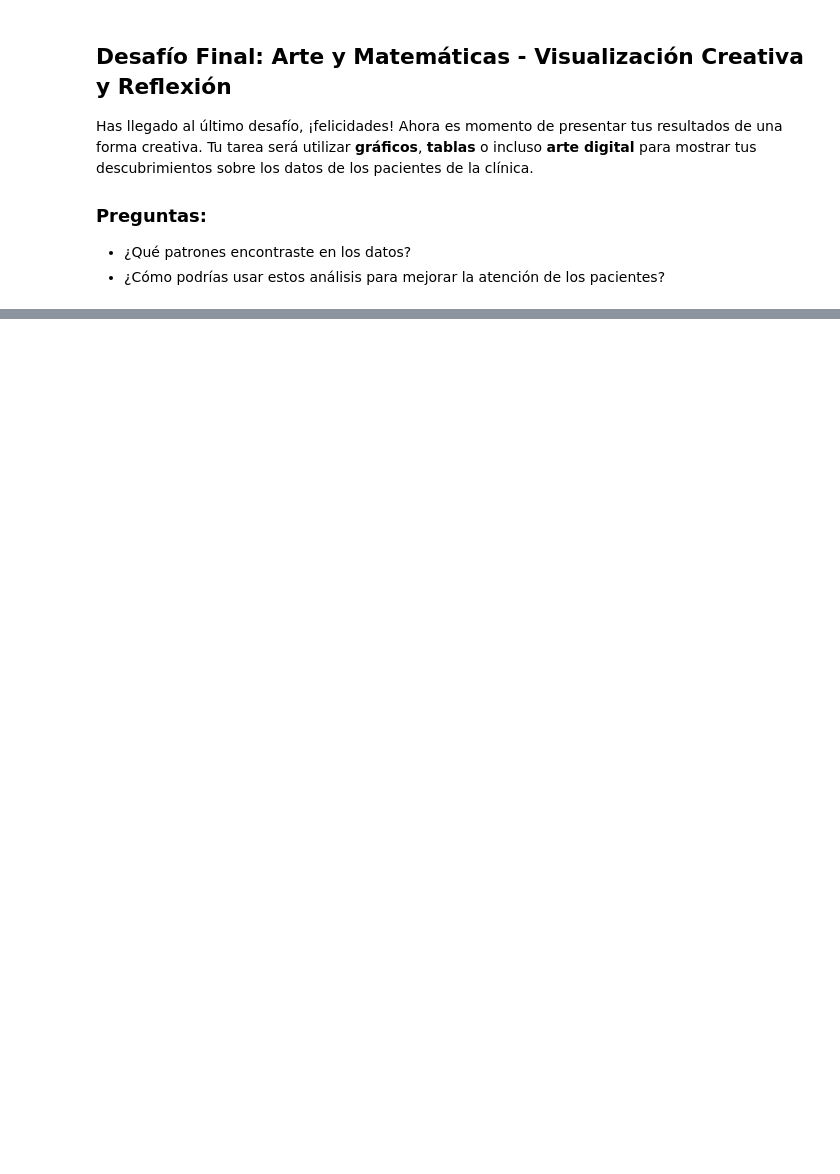
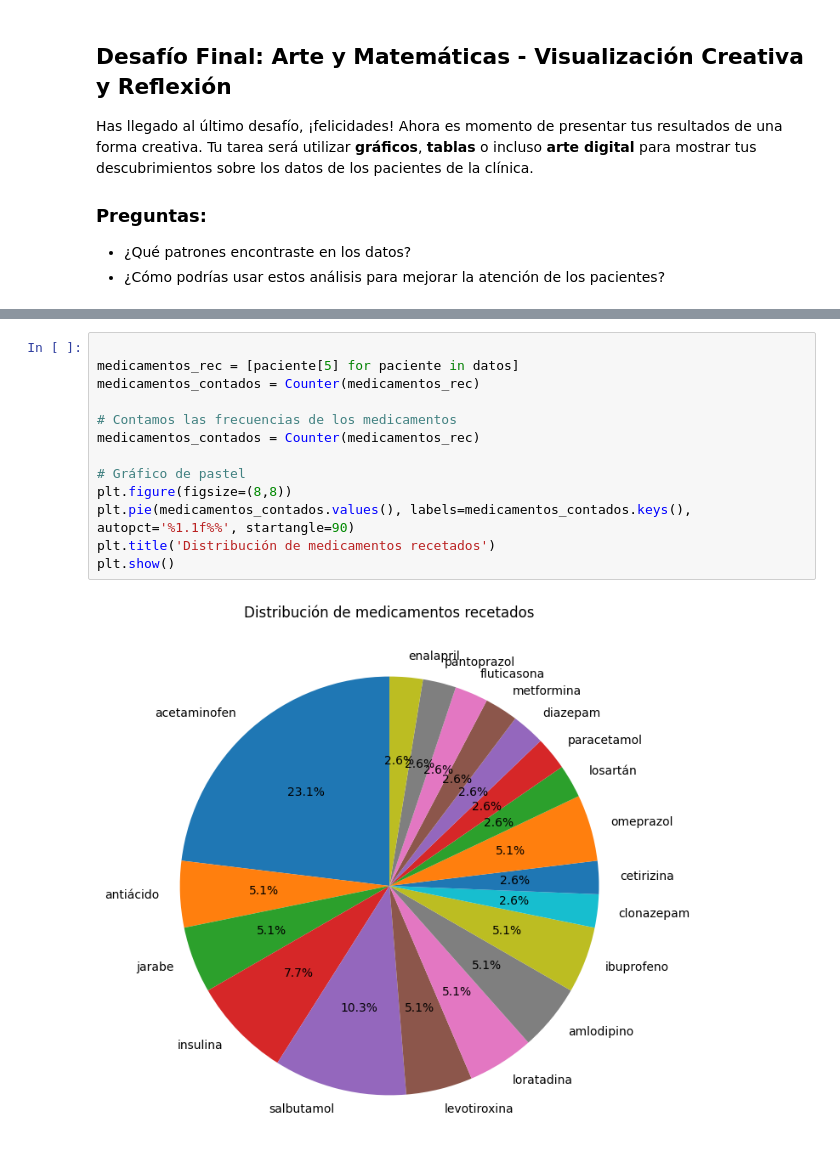
Before and after one commit to marivilla93/Programacion-Python-Basico-GRUPO-1---6181133432, a Jupyter notebook: Estudiantes/Mariana V/Proyecto corto. Clínica/Proyecto Corto - Reto STEAM Explorando Datos de Pacientes en una Clínica.ipynb, the cells around one changed output, grey strips where cells are left out. Drawn from its saved outputs; the diff is of its cells as text; blank space fills up the shorter version.

```diff
--- a/Estudiantes/Mariana V/Proyecto corto. Clínica/Proyecto Corto - Reto STEAM Explorando Datos de Pacientes en una Clínica.ipynb
+++ b/Estudiantes/Mariana V/Proyecto corto. Clínica/Proyecto Corto - Reto STEAM Explorando Datos de Pacientes en una Clínica.ipynb
@@ -212,0 +431,15 @@ Has llegado al último desafío, ¡felicidades! Ahora es momento de presentar tu
+# %%
+
+medicamentos_rec = [paciente[5] for paciente in datos]
+medicamentos_contados = Counter(medicamentos_rec)
+
+# Contamos las frecuencias de los medicamentos
+medicamentos_contados = Counter(medicamentos_rec)
+
+# Gráfico de pastel
+plt.figure(figsize=(8,8))
+plt.pie(medicamentos_contados.values(), labels=medicamentos_contados.keys(), autopct='%1.1f%%', startangle=90)
+plt.title('Distribución de medicamentos recetados')
+plt.show()
+# %% [output]
+[figure, added]
```
Also changed, not shown: parts of 17 cells of this notebook.
